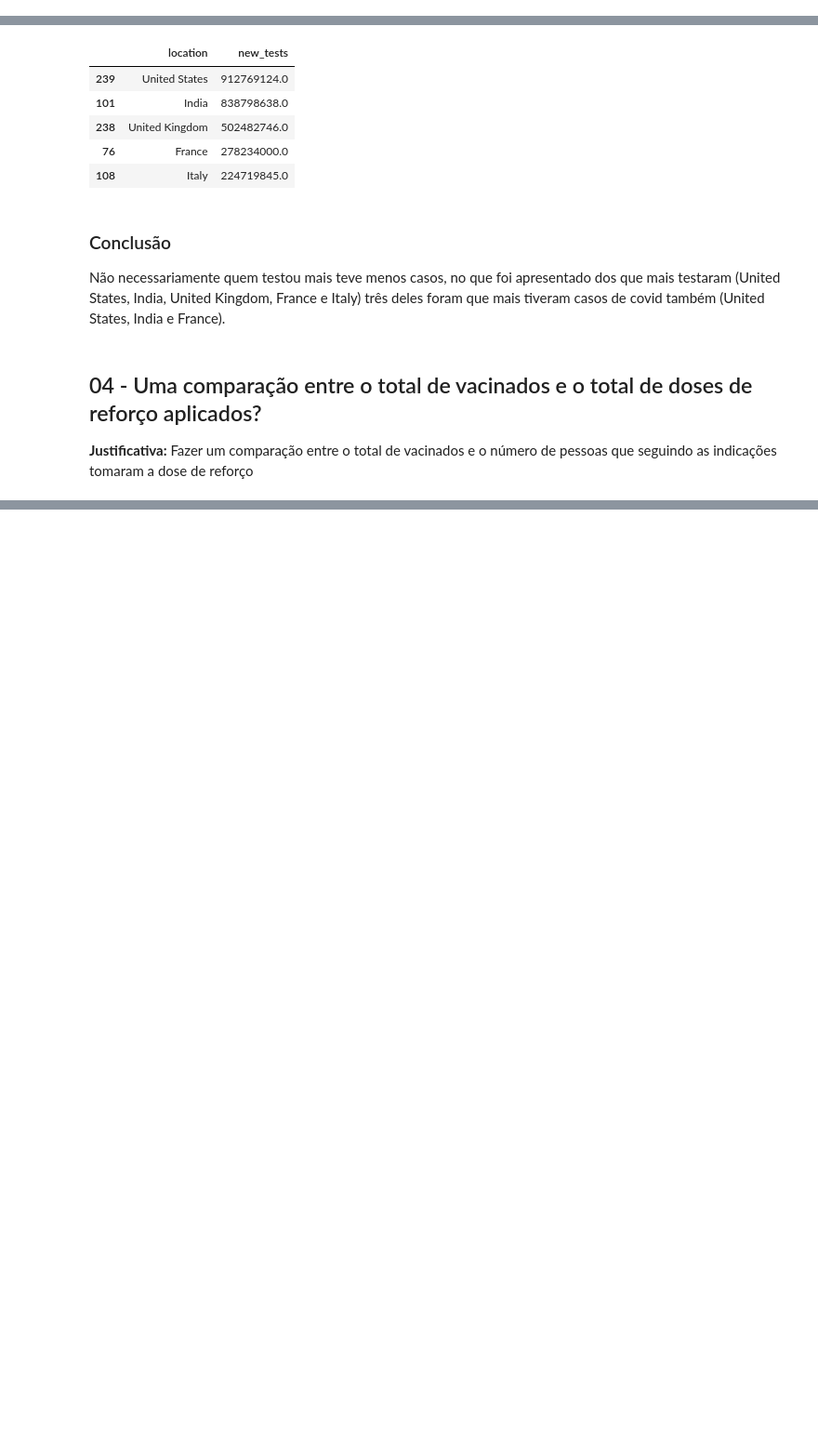
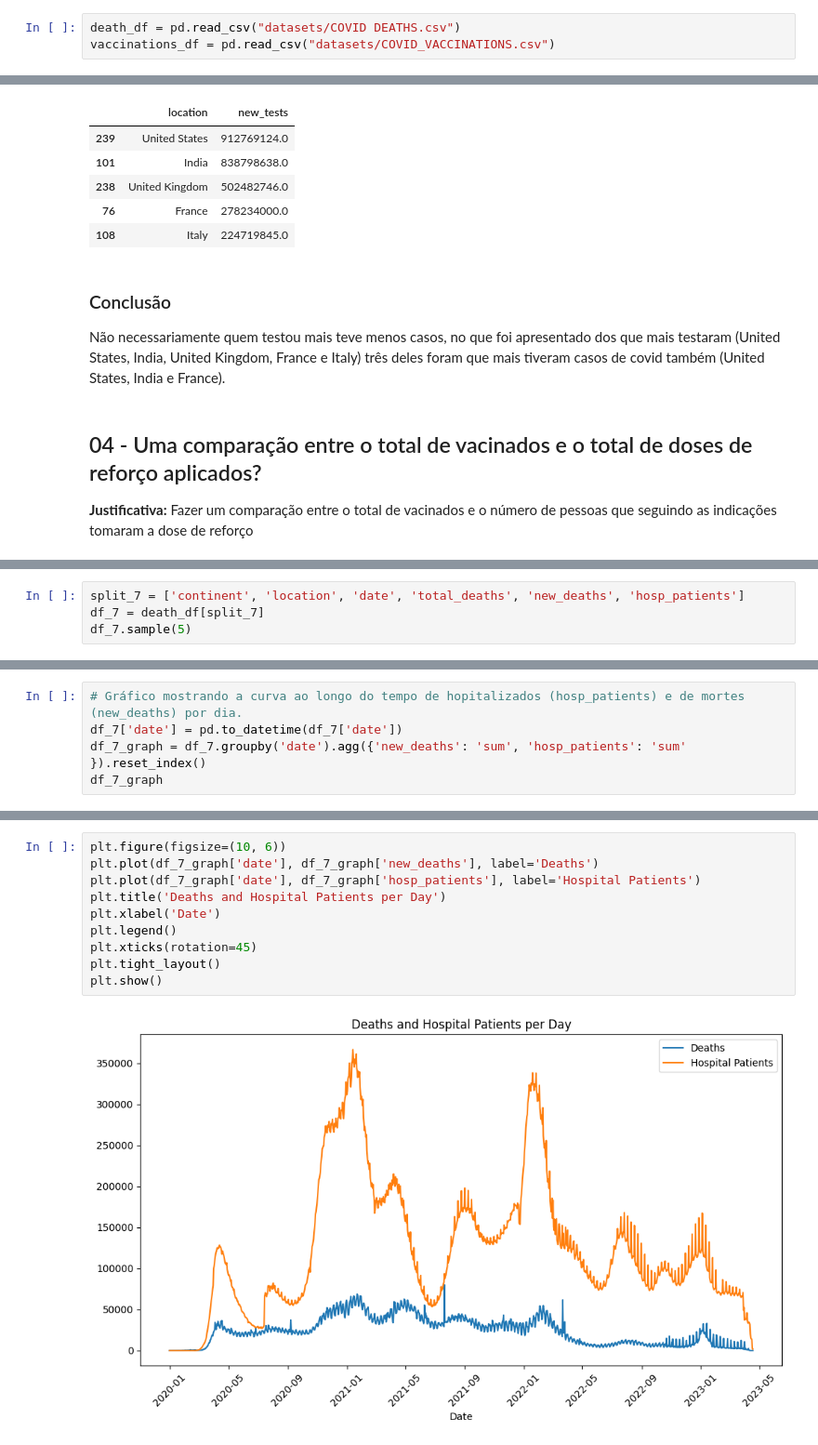
Before and after one commit to pedrofonsecapadilha/BeTechByBraskem, a Jupyter notebook: 04-TécnicasDeProgramaçãoI_Python/ProjetoFinal.ipynb, the cells around one changed output, grey strips where cells are left out. Shown: that part at 93% size. Drawn from its saved outputs; the diff is of its cells as text; blank space fills up the shorter version.

```diff
--- a/04-TécnicasDeProgramaçãoI_Python/ProjetoFinal.ipynb
+++ b/04-TécnicasDeProgramaçãoI_Python/ProjetoFinal.ipynb
@@ -488,3 +472,6 @@ vaccinations_df = pd.read_csv("/content/drive/MyDrive/ADA_Braskem/Curso/4-[DS-PY
+# %%
+death_df = pd.read_csv("datasets/COVID DEATHS.csv")
+vaccinations_df = pd.read_csv("datasets/COVID_VACCINATIONS.csv")
 # %%
 nc_sum = death_df.groupby('location')['new_cases'].sum().reset_index()
 nc_sum
@@ -600,0 +763,4 @@ Não necessariamente quem testou mais teve menos casos, no que foi apresentado d
+# %%
+split_7 = ['continent', 'location', 'date', 'total_deaths', 'new_deaths', 'hosp_patients']
+df_7 = death_df[split_7]
+df_7.sample(5)
@@ -600,0 +788,5 @@ Não necessariamente quem testou mais teve menos casos, no que foi apresentado d
+# %%
+# Gráfico mostrando a curva ao longo do tempo de hopitalizados (hosp_patients) e de mortes (new_deaths) por dia.
+df_7['date'] = pd.to_datetime(df_7['date'])
+df_7_graph = df_7.groupby('date').agg({'new_deaths': 'sum', 'hosp_patients': 'sum' }).reset_index()
+df_7_graph
@@ -600,0 +812,12 @@ Não necessariamente quem testou mais teve menos casos, no que foi apresentado d
+# %%
+plt.figure(figsize=(10, 6))
+plt.plot(df_7_graph['date'], df_7_graph['new_deaths'], label='Deaths')
+plt.plot(df_7_graph['date'], df_7_graph['hosp_patients'], label='Hospital Patients')
+plt.title('Deaths and Hospital Patients per Day')
+plt.xlabel('Date')
+plt.legend()
+plt.xticks(rotation=45)
+plt.tight_layout()
+plt.show()
+# %% [output]
+[figure, added]
```
Also changed, not shown: parts of 127 cells of this notebook.
